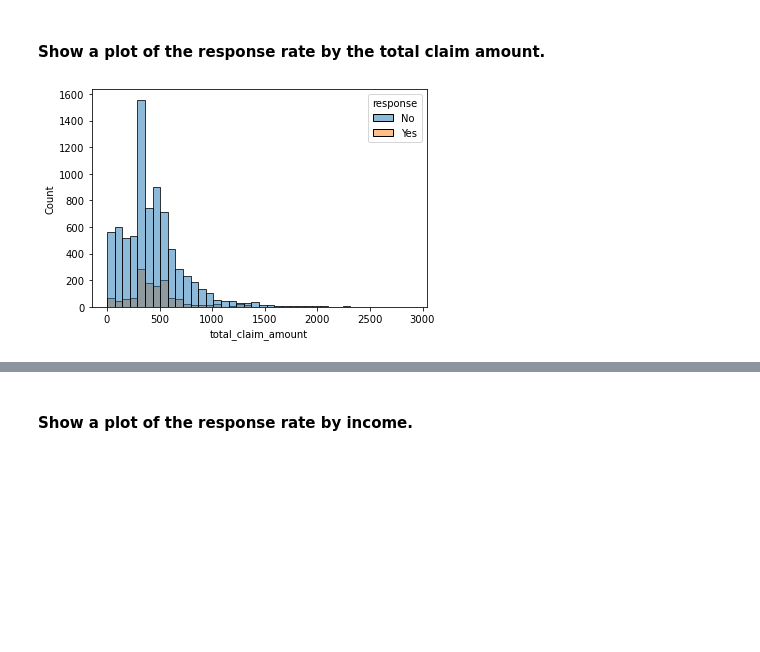
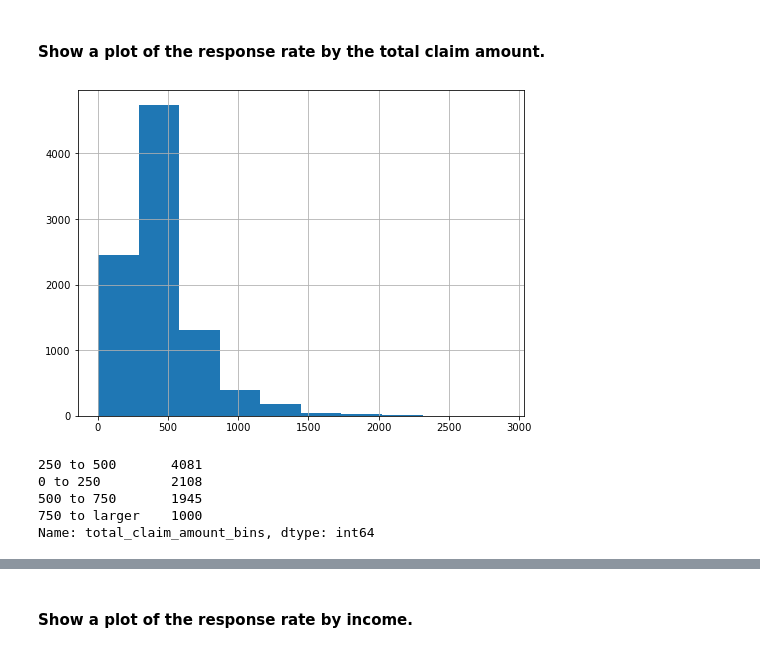
Before and after one commit to litkat/Ironhack-Data-Analytics-Bootcamp, a Jupyter notebook: Week1/lab-customer-analysis-round-7/files_for_lab/csv_files/lab-customer-analysis-round-2-3-5-6-7-work.ipynb, the cells around one changed output, grey strips where cells are left out. Drawn from its saved outputs; the diff is of its cells as text; code cells hidden in the pictures; blank space fills up the shorter version.

```diff
--- a/Week1/lab-customer-analysis-round-7/files_for_lab/csv_files/lab-customer-analysis-round-2-3-5-6-7-work.ipynb
+++ b/Week1/lab-customer-analysis-round-7/files_for_lab/csv_files/lab-customer-analysis-round-2-3-5-6-7-work.ipynb
@@ -403,7 +403,18 @@ plt.show()
 [figure]
 # %% [markdown]
 #### Show a plot of the response rate by the total claim amount.
-# %%
-sns.histplot(x="total_claim_amount", hue="response", data=df, bins=40);
-# %% [output]
-[figure, removed]
+# %%
+df['total_claim_amount'].hist(figsize=(8,6));
+# %% [output]
+[figure, added]
+# %%
+df=df.assign(total_claim_amount_bins = pd.cut(df['total_claim_amount'], [0,250,500,750,3000],
+                                              labels=['0 to 250', '250 to 500', '500 to 750','750 to larger']))
+
+df['total_claim_amount_bins'].value_counts()
+# %% [output]
+250 to 500       4081
+0 to 250         2108
+500 to 750       1945
+750 to larger    1000
+Name: total_claim_amount_bins, dtype: int64
```
Also changed, not shown: parts of 8 cells of this notebook, 1 other file.
